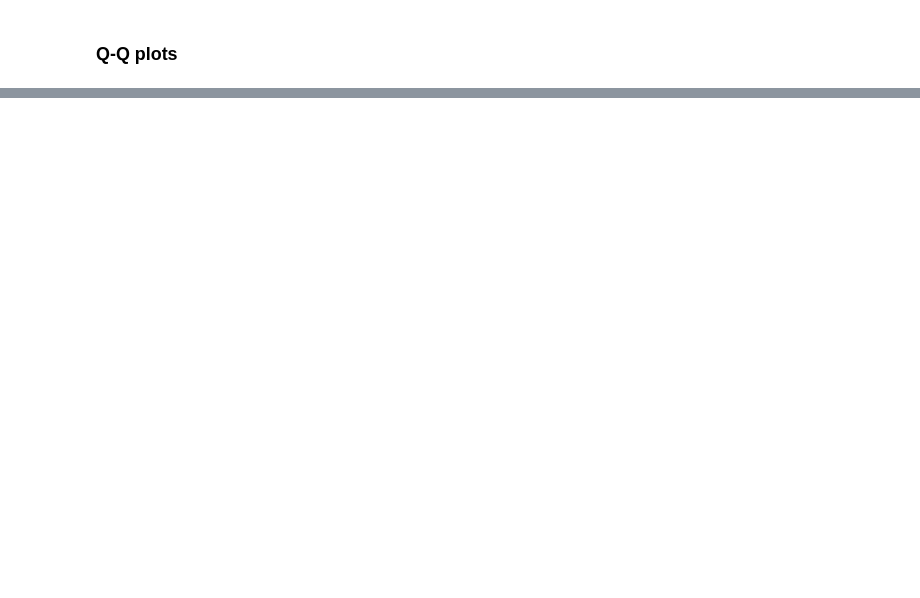
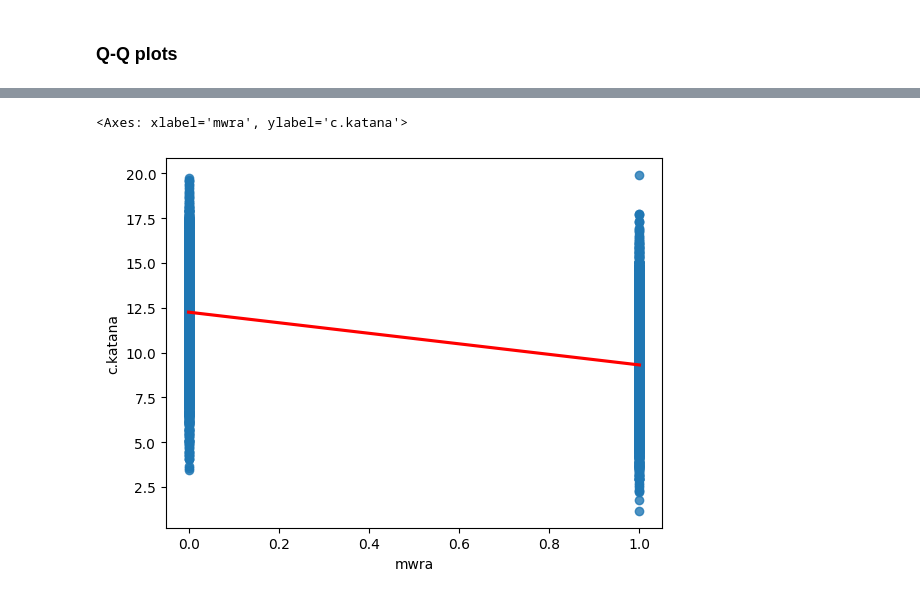
Before and after one commit to MBabiar/IAU-Project, a Jupyter notebook: src/main.ipynb, the cells around one changed output, grey strips where cells are left out. Cells and saved outputs as stored; diff of their text form; code cells hidden in the pictures; blank space fills up the shorter version.

```diff
--- a/src/main.ipynb
+++ b/src/main.ipynb
@@ -802,0 +1129,8 @@ plt.show()
+# %%
+mwra = dataset["connections"]["mwra"]
+katana = dataset["connections"]["c.katana"]
+
+sns.regplot(x=mwra, y=katana, line_kws={"color": "red"})
+# %% [output]
+<Axes: xlabel='mwra', ylabel='c.katana'>
+[figure, added]
```
Also changed, not shown: parts of 37 cells of this notebook.
